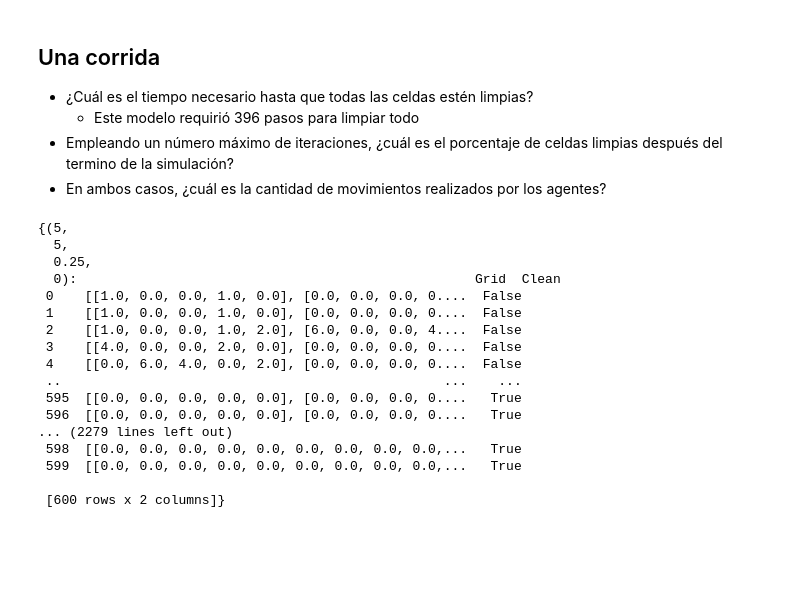
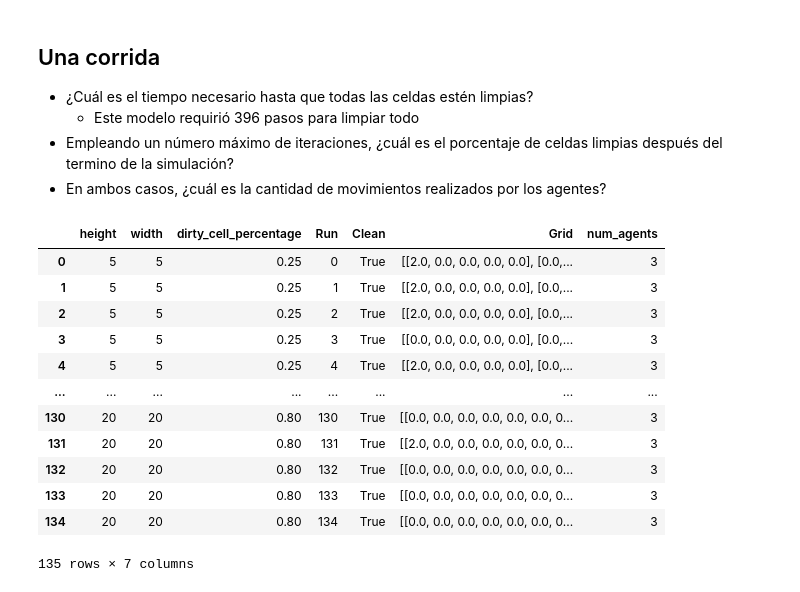
Before and after one commit to felix-rojas/graphics2023, a Jupyter notebook: Act/m1.ipynb, the cells around one changed output. Drawn from its saved outputs; the diff is of its cells as text; code cells hidden in the pictures; blank space fills up the shorter version.

```diff
--- a/Act/m1.ipynb
+++ b/Act/m1.ipynb
@@ -252,20 +251,16 @@ agent_df = batch_to_run.get_collector_agents()
-# %%
-model_df
-# %% [output]
-{(5,
-  5,
-  0.25,
-  0):                                                   Grid  Clean
- 0    [[1.0, 0.0, 0.0, 1.0, 0.0], [0.0, 0.0, 0.0, 0....  False
- 1    [[1.0, 0.0, 0.0, 1.0, 0.0], [0.0, 0.0, 0.0, 0....  False
- 2    [[1.0, 0.0, 0.0, 1.0, 2.0], [6.0, 0.0, 0.0, 4....  False
- 3    [[4.0, 0.0, 0.0, 2.0, 0.0], [0.0, 0.0, 0.0, 0....  False
- 4    [[0.0, 6.0, 4.0, 0.0, 2.0], [0.0, 0.0, 0.0, 0....  False
- ..                                                 ...    ...
- 595  [[0.0, 0.0, 0.0, 0.0, 0.0], [0.0, 0.0, 0.0, 0....   True
- 596  [[0.0, 0.0, 0.0, 0.0, 0.0], [0.0, 0.0, 0.0, 0....   True
-... (2279 lines left out)
- 598  [[0.0, 0.0, 0.0, 0.0, 0.0, 0.0, 0.0, 0.0, 0.0,...   True
- 599  [[0.0, 0.0, 0.0, 0.0, 0.0, 0.0, 0.0, 0.0, 0.0,...   True
-
- [600 rows x 2 columns]}
+# %%
+model_dict
+# %% [output]
+|  | height | width | dirty_cell_percentage | Run | Clean | Grid | num_agents |
+| 0 | 5 | 5 | 0.25 | 0 | True | [[2.0, 0.0, 0.0, 0.0, 0.0], [0.0,... | 3 |
+| 1 | 5 | 5 | 0.25 | 1 | True | [[2.0, 0.0, 0.0, 0.0, 0.0], [0.0,... | 3 |
+| 2 | 5 | 5 | 0.25 | 2 | True | [[2.0, 0.0, 0.0, 0.0, 0.0], [0.0,... | 3 |
+| 3 | 5 | 5 | 0.25 | 3 | True | [[0.0, 0.0, 0.0, 0.0, 0.0], [0.0,... | 3 |
+| 4 | 5 | 5 | 0.25 | 4 | True | [[2.0, 0.0, 0.0, 0.0, 0.0], [0.0,... | 3 |
+| ... | ... | ... | ... | ... | ... | ... | ... |
+| 130 | 20 | 20 | 0.80 | 130 | True | [[0.0, 0.0, 0.0, 0.0, 0.0, 0.0, 0... | 3 |
+| 131 | 20 | 20 | 0.80 | 131 | True | [[2.0, 0.0, 0.0, 0.0, 0.0, 0.0, 0... | 3 |
+| 132 | 20 | 20 | 0.80 | 132 | True | [[0.0, 0.0, 0.0, 0.0, 0.0, 0.0, 0... | 3 |
+| 133 | 20 | 20 | 0.80 | 133 | True | [[0.0, 0.0, 0.0, 0.0, 0.0, 0.0, 0... | 3 |
+| 134 | 20 | 20 | 0.80 | 134 | True | [[0.0, 0.0, 0.0, 0.0, 0.0, 0.0, 0... | 3 |
+135 rows × 7 columns
```
Also changed, not shown: parts of 5 cells of this notebook.
